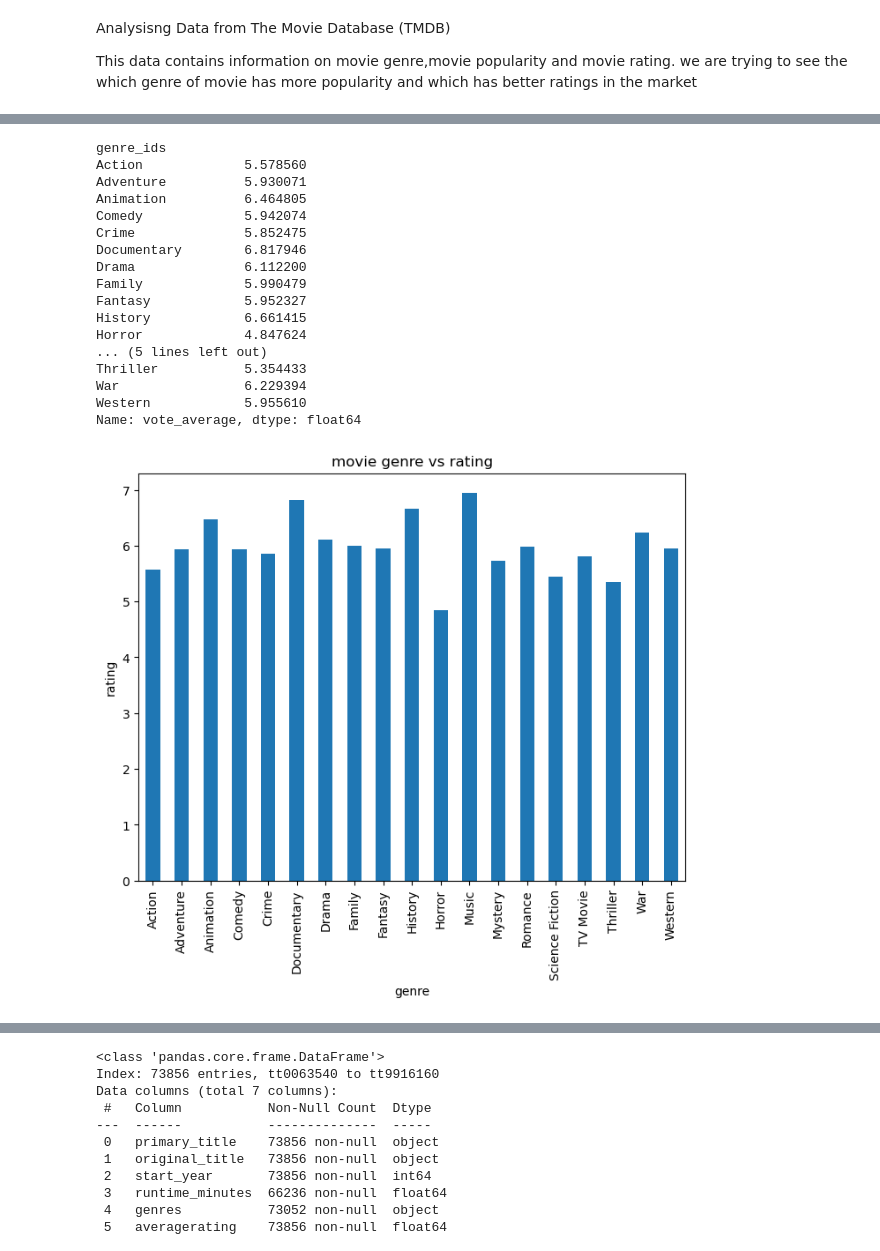
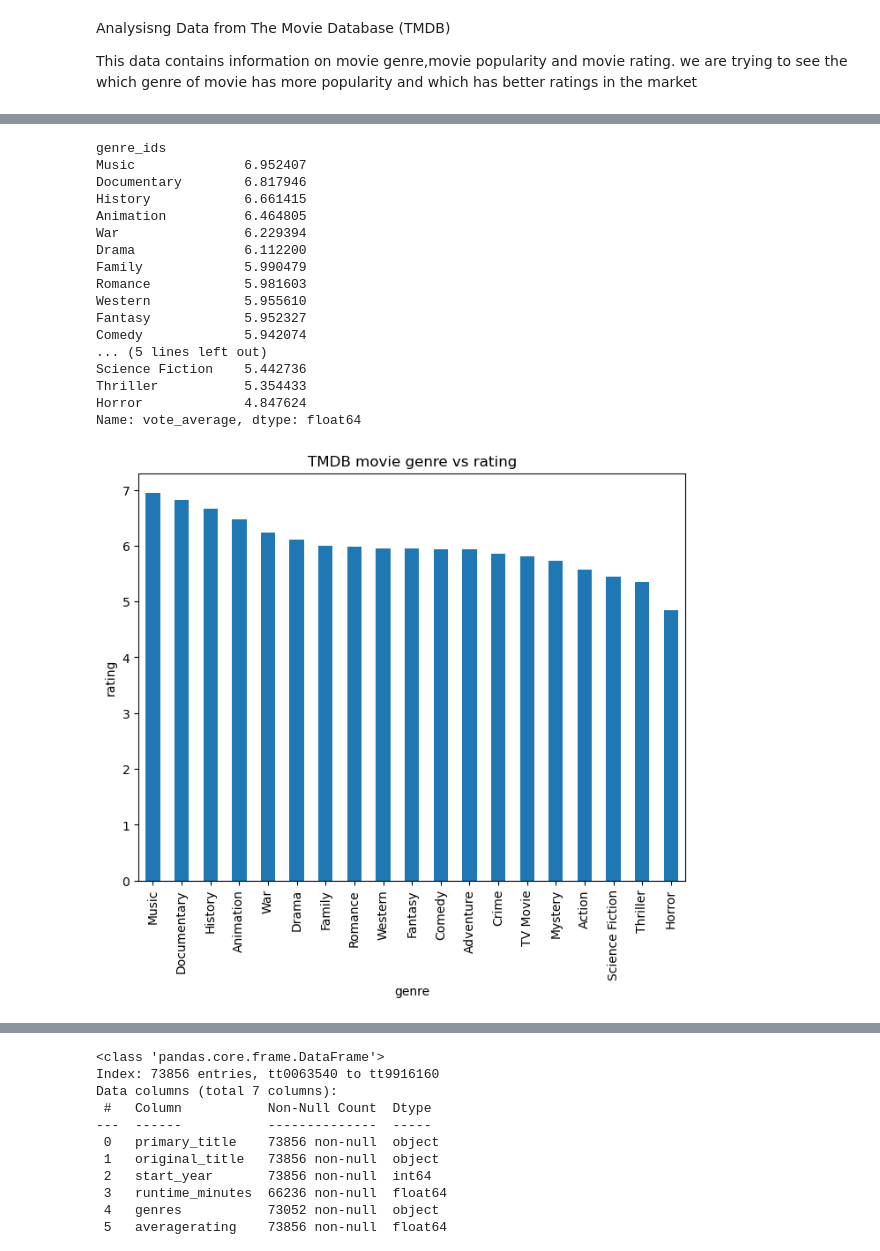
Before and after one commit to mauricenjogu/phase_1, a Jupyter notebook: Untitled.ipynb, the cells around one changed output, grey strips where cells are left out. Drawn from its saved outputs; the diff is of its cells as text; code cells hidden in the pictures.

```diff
--- a/Untitled.ipynb
+++ b/Untitled.ipynb
@@ -93,31 +94,32 @@ plt.title('movie genre popularity');
 # %%
 #getting the mean rating per genre
 tmdb_mean_rating=tmdb.groupby('genre_ids')['vote_average'].mean()
+tmdb_mean_rating=tmdb_mean_rating.sort_values(ascending=False)
 tmdb_mean_rating
 # %% [output]
 genre_ids
-Action             5.578560
-Adventure          5.930071
+Music              6.952407
+Documentary        6.817946
+History            6.661415
 Animation          6.464805
-Comedy             5.942074
-Crime              5.852475
-Documentary        6.817946
+War                6.229394
 Drama              6.112200
 Family             5.990479
+Romance            5.981603
+Western            5.955610
 Fantasy            5.952327
-History            6.661415
+Comedy             5.942074
+... (5 lines left out)
+Science Fiction    5.442736
+Thriller           5.354433
 Horror             4.847624
-... (5 lines left out)
-Thriller           5.354433
-War                6.229394
-Western            5.955610
 Name: vote_average, dtype: float64
 # %%
 #a bar graph comparing different genre and their rating
 plt.figure(figsize=(8, 6))
 tmdb_mean_rating.plot(x=tmdb_mean_rating.index,y=tmdb_mean_rating ,kind='bar')
 plt.xlabel('genre')
 plt.ylabel('rating')
-plt.title('movie genre vs rating');
+plt.title('TMDB movie genre vs rating');
 # %% [output]
-[figure, old version]
+[figure, new version]
```
Also changed, not shown: parts of 20 cells of this notebook.
